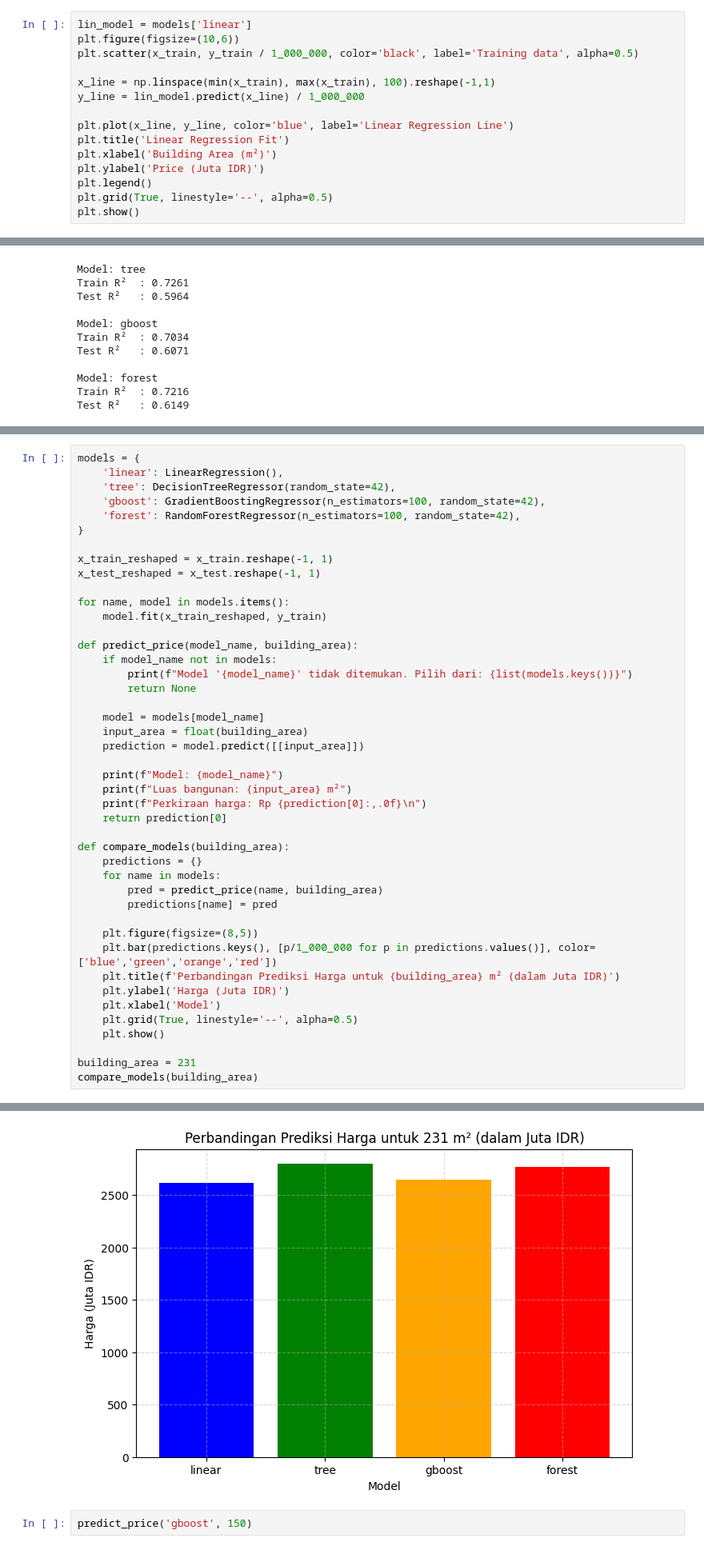
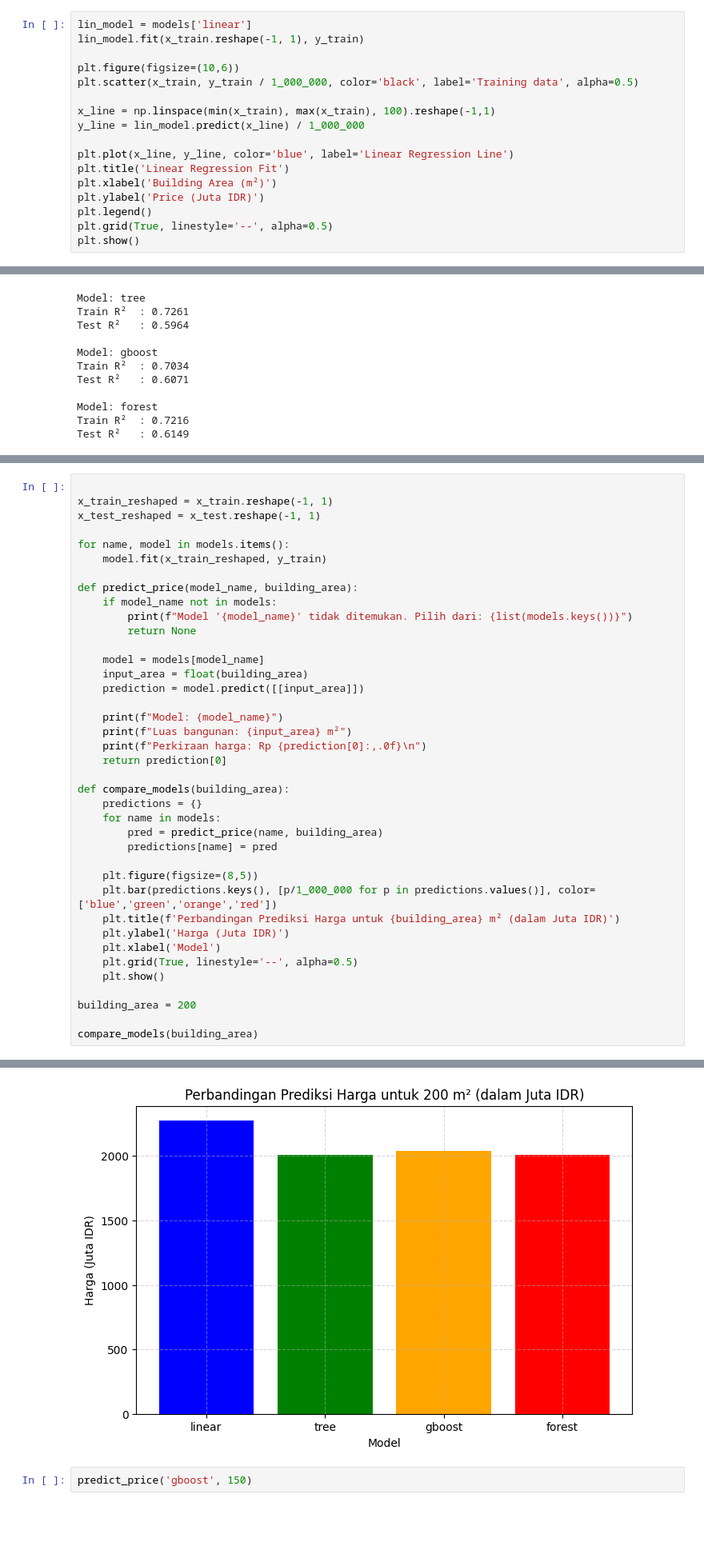
Before and after one commit to piezzy/house-price-predictor-yogyakarta, a Jupyter notebook: yogyakarta_price_prediction.ipynb, the cells around one changed output, grey strips where cells are left out. Shown at 80% size. Drawn from its saved outputs; the diff is of its cells as text; blank space fills up the shorter version.

```diff
--- a/yogyakarta_price_prediction.ipynb
+++ b/yogyakarta_price_prediction.ipynb
@@ -268,5 +280,7 @@ plt.show()
 # %%
 lin_model = models['linear']
+lin_model.fit(x_train.reshape(-1, 1), y_train)
+
 plt.figure(figsize=(10,6))
 plt.scatter(x_train, y_train / 1_000_000, color='black', label='Training data', alpha=0.5)
 
@@ -325,10 +334,4 @@ from sklearn.ensemble import GradientBoostingRegressor
 # %%
-models = {
-    'linear': LinearRegression(),
-    'tree': DecisionTreeRegressor(random_state=42),
-    'gboost': GradientBoostingRegressor(n_estimators=100, random_state=42),
-    'forest': RandomForestRegressor(n_estimators=100, random_state=42),
-}
 
 x_train_reshaped = x_train.reshape(-1, 1)
 x_test_reshaped = x_test.reshape(-1, 1)
@@ -364,7 +367,8 @@ def compare_models(building_area):
     plt.grid(True, linestyle='--', alpha=0.5)
     plt.show()
 
-building_area = 231
+building_area = 200
+
 compare_models(building_area)
 # %% [output]
 Model: linear
@@ -385,4 +389,4 @@ Perkiraan harga: Rp 2,768,900,000
-[figure, old version]
+[figure, new version]
 # %%
 predict_price('gboost', 150)
 # %% [output]
```
Also changed, not shown: parts of 3 cells of this notebook, 1 other file.
